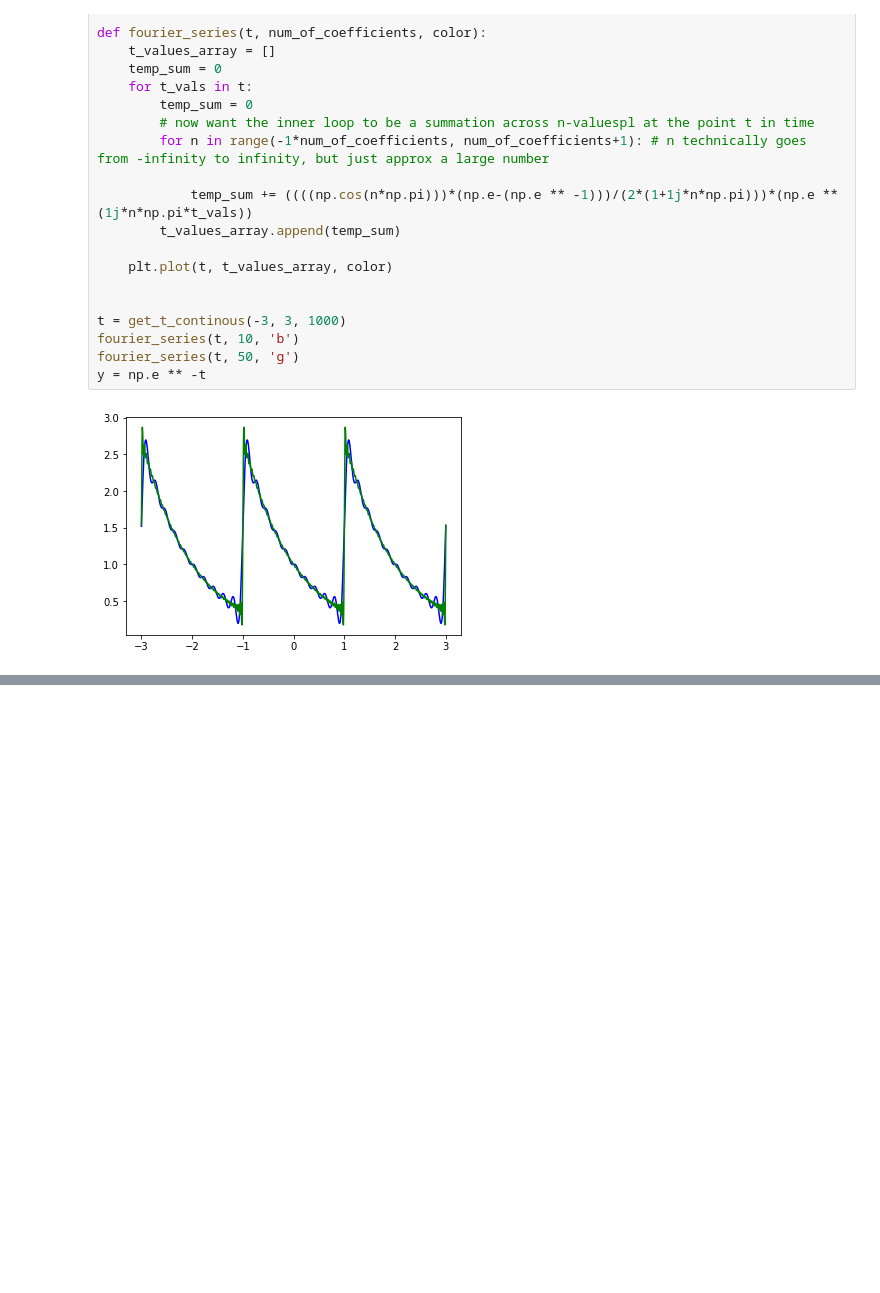
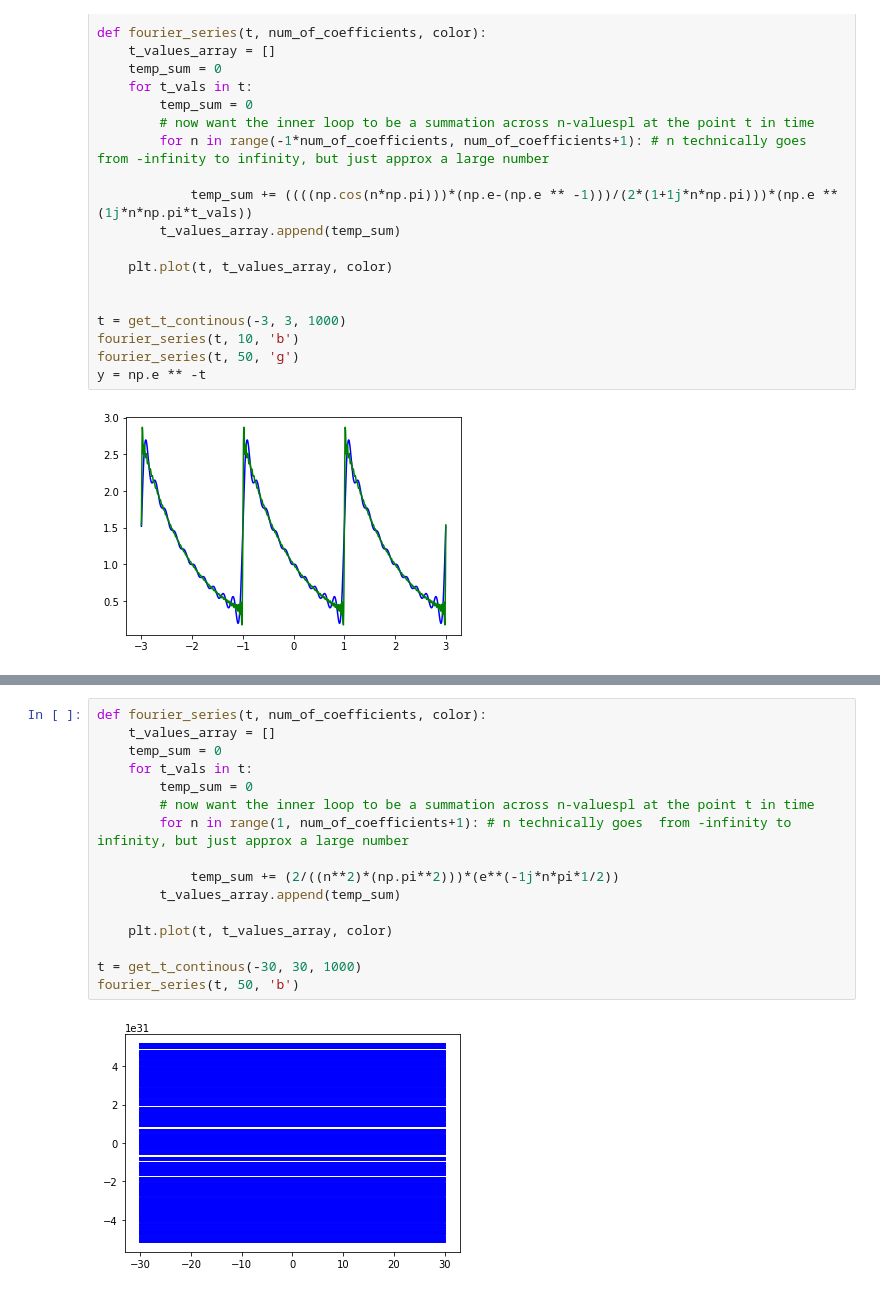
Before and after one commit to xusophia/EE313, a Jupyter notebook: EE313_HW6.ipynb, the cells around one changed output, grey strips where cells are left out. Drawn from its saved outputs; the diff is of its cells as text; blank space fills up the shorter version.

```diff
--- a/EE313_HW6.ipynb
+++ b/EE313_HW6.ipynb
@@ -55,0 +55,18 @@ plt.plot(n, -1* np.angle((1+1j*n*np.pi), deg = False), 'o')
+# %%
+def fourier_series(t, num_of_coefficients, color):
+    t_values_array = []
+    temp_sum = 0
+    for t_vals in t:
+        temp_sum = 0
+        # now want the inner loop to be a summation across n-valuespl at the point t in time
+        for n in range(1, num_of_coefficients+1): # n technically goes  from -infinity to infinity, but just approx a large number
+
+            temp_sum += (2/((n**2)*(np.pi**2)))*(e**(-1j*n*pi*1/2))
+        t_values_array.append(temp_sum)
+
+    plt.plot(t, t_values_array, color)
+
+t = get_t_continous(-30, 30, 1000)
+fourier_series(t, 50, 'b')
+# %% [output]
+[figure, added]
```
Also changed, not shown: parts of 2 cells of this notebook.
